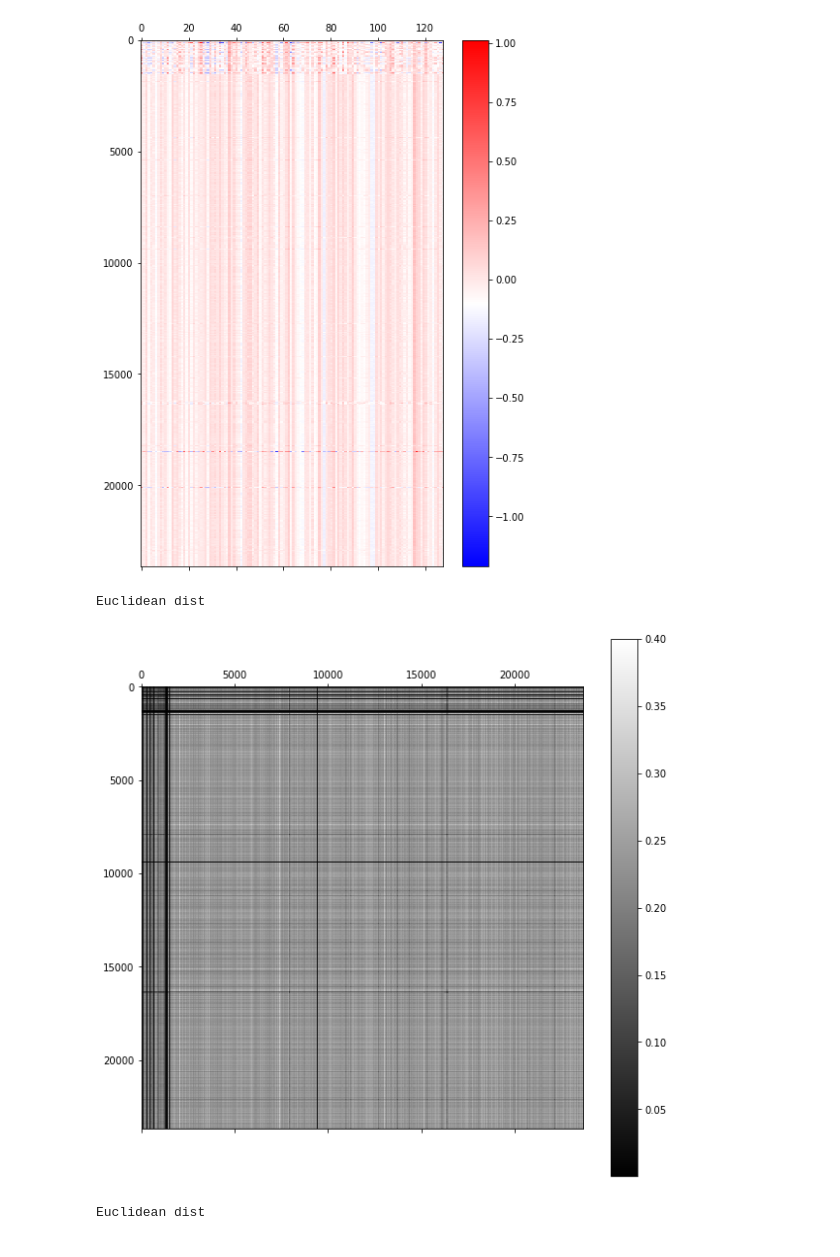
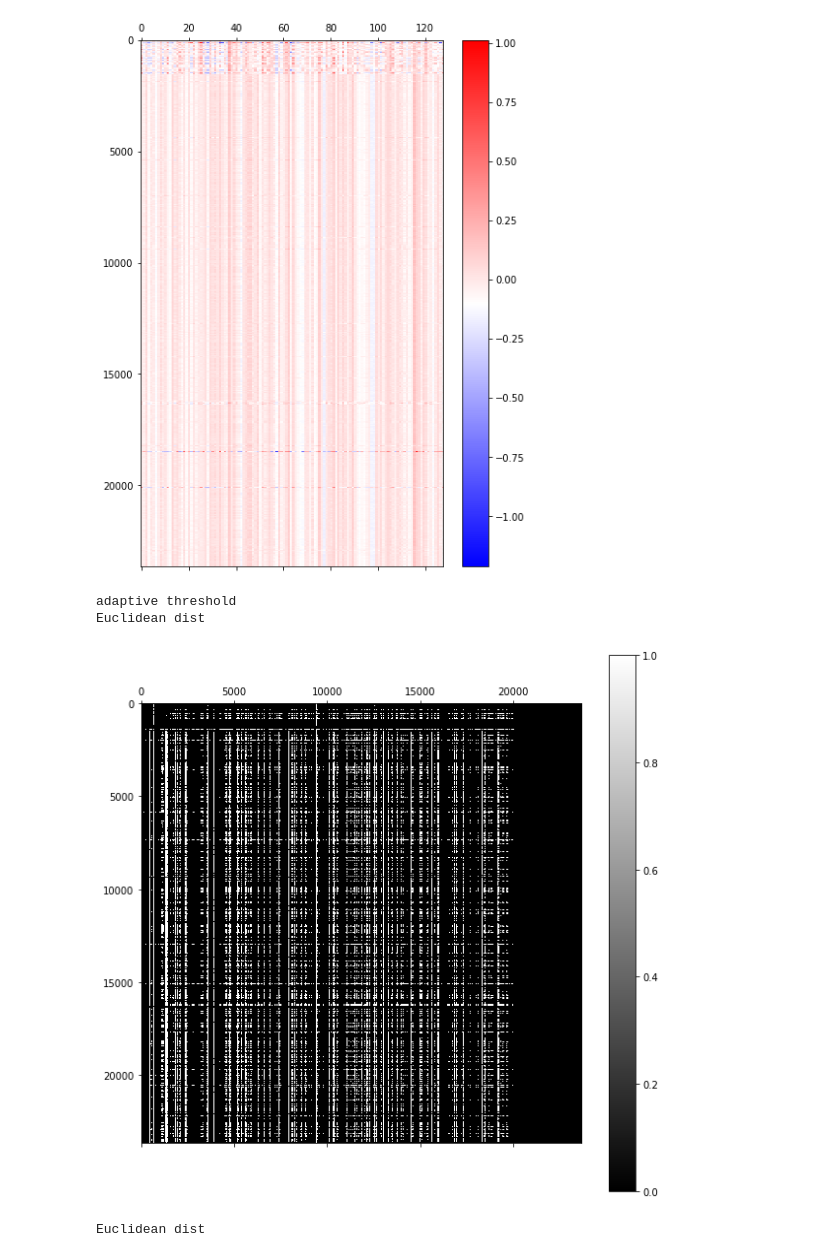
Before and after one commit to JonnyTran/MultiOmicsGraphEmbedding, a Jupyter notebook: Siamese Graph Embedding.ipynb, the cells around one changed output. Cells and saved outputs as stored; diff of their text form; code cells hidden in the pictures.

```diff
--- a/Siamese Graph Embedding.ipynb
+++ b/Siamese Graph Embedding.ipynb
@@ -163,12 +163,13 @@ matrix_heatmap(siamese.get_embedding(), cmap="bwr", aspect='auto', figsize=(7,10
 [figure]
 # %%
 delattr(siamese, "reconstructed_adj") if hasattr(siamese, "reconstructed_adj") else None
-matrix_heatmap(siamese.get_reconstructed_adj(edge_type="d",
+matrix_heatmap(siamese.get_reconstructed_adj(edge_type="d", interpolate=True,
 #                                              node_l=siamese.generator_train.get_nonzero_nodelist(),
                                             ), figsize=(10, 10))
 # %% [output]
+adaptive threshold
 Euclidean dist
-[figure, old version]
+[figure, new version]
 # %%
 matrix_heatmap(siamese.get_reconstructed_adj(edge_type="u",
 #                                              node_l=siamese.generator_train.get_nonzero_nodelist(),
```
Also changed, not shown: parts of 5 cells of this notebook, 5 other files.
